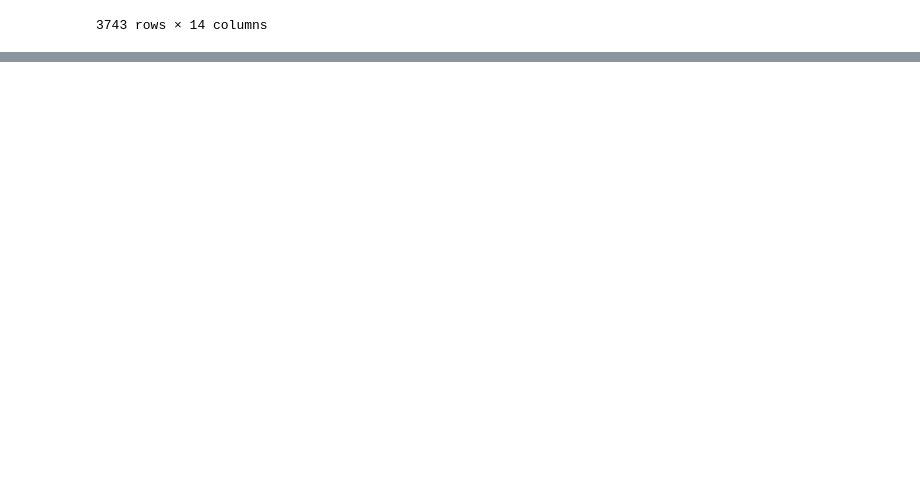
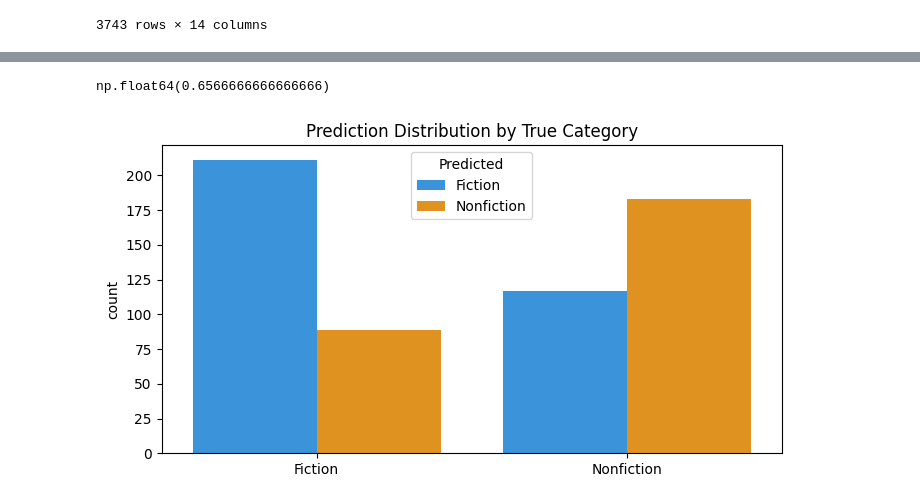
Before and after one commit to MarouaHY/book-recommender, a Jupyter notebook: text-classification.ipynb, the cells around one changed output, grey strips where cells are left out. Saved outputs shown, nothing was run; the diff lists cells and outputs as text; code cells hidden in the pictures; blank space fills up the shorter version.

Commit message:
complete text-classification

```diff
--- a/text-classification.ipynb
+++ b/text-classification.ipynb
@@ -132,0 +189,6 @@ books[~(books["simple_categories"].isna())]
+# %%
+def generate_predictions(sequence, categories):
+    predictions = pipe(sequence, categories) # Get classification results
+    max_index = np.argmax(predictions["scores"])   # Find highest probability index
+    max_label = predictions["labels"][max_index]  # Return corresponding label
+    return max_label
@@ -132,0 +264,8 @@ books[~(books["simple_categories"].isna())]
+# %%
+for i in tqdm(range(0, 300)):
+    sequence = books.loc[books["simple_categories"] == "Nonfiction", "description"].reset_index(drop=True)[i]
+    predicted_cats += [generate_predictions(sequence, fiction_categories)]
+    actual_cats += ["Nonfiction"]
+# %%
+predictions_df = pd.DataFrame({"actual_categories": actual_cats, "predicted_categories": predicted_cats})
+# create a dataframe with two columns: actual and predicted categories
@@ -132,0 +288,12 @@ books[~(books["simple_categories"].isna())]
+# %%
+
+
+predictions_df["correct_prediction"] = (
+    np.where(predictions_df["actual_categories"] == predictions_df["predicted_categories"], 1, 0)
+)
+
+# Adds a new column correct_prediction that contains:
+
+# 1 if the prediction matches the actual category (correct)
+
+# 0 if they don't match (incorrect)
@@ -132,0 +316,18 @@ books[~(books["simple_categories"].isna())]
+# %%
+predictions_df["correct_prediction"].sum() / len(predictions_df)
+# %% [output]
+np.float64(0.6566666666666666)
+# %%
+import seaborn as sns
+
+plt.figure(figsize=(8,4))
+sns.countplot(data=predictions_df,
+              x='actual_categories',
+              hue='predicted_categories',
+              palette={'Fiction':'#2196F3','Nonfiction':'#FF9800'})
+plt.title('Prediction Distribution by True Category')
+plt.xlabel('')
+plt.legend(title='Predicted')
+plt.show()
+# %% [output]
+[figure, added]
```
Also changed, not shown: parts of 24 cells of this notebook, 1 other file.
